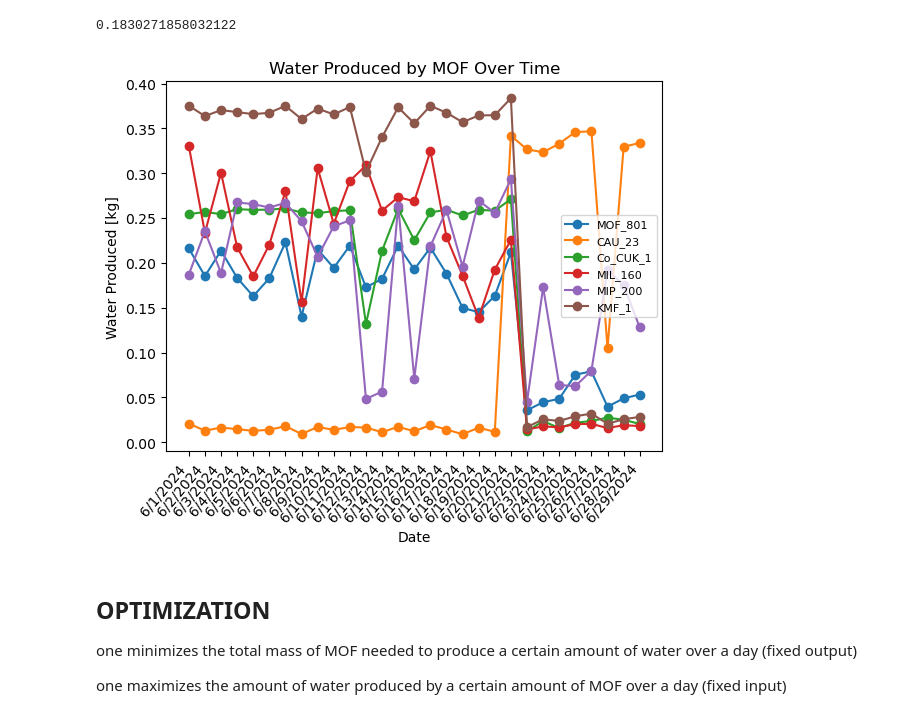
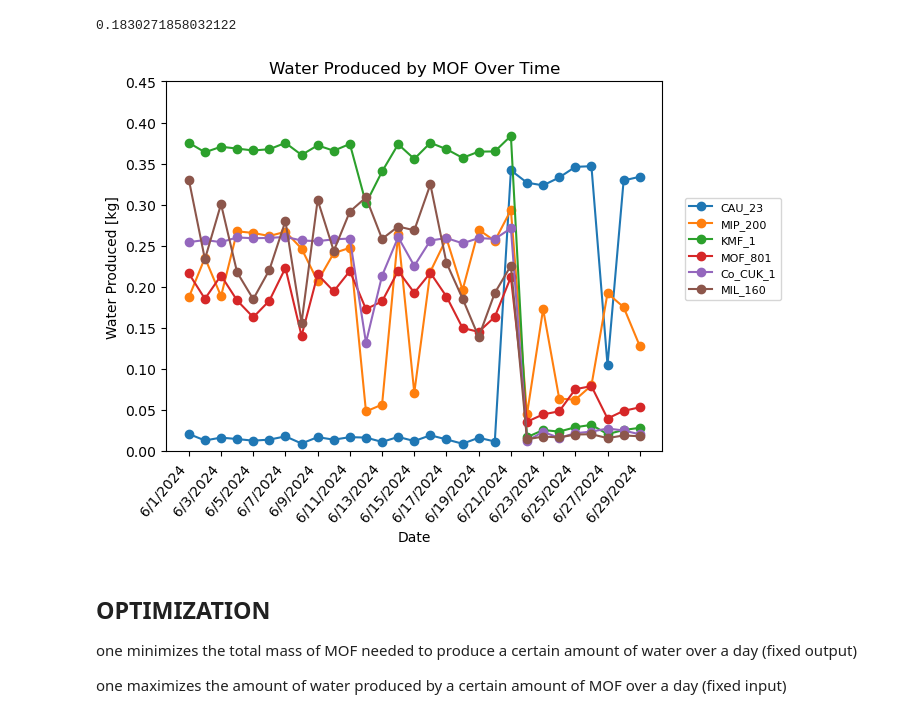
Before and after one commit to SimonEnsemble/water_harvesting, a Jupyter notebook: Polanyi_calculation_general.ipynb, the cells around one changed output. Saved outputs shown, nothing was run; the diff lists cells and outputs as text; code cells hidden in the pictures.

```diff
--- a/Polanyi_calculation_general.ipynb
+++ b/Polanyi_calculation_general.ipynb
@@ -14,8 +16,8 @@ from scipy.optimize import linprog
 R = 8.314 # universal gas constant [J/(mol-K)]
 
 #define MOF list and corresponding data temperatures
-MOFs = ['MOF_801','CAU_23','Co_CUK_1','MIL_160','MIP_200','KMF_1']
-data_temperatures = [25, 25, 20, 20, 20, 20 ]
+MOFs = ['CAU_23','MIP_200','KMF_1','MOF_801','Co_CUK_1','MIL_160']
+data_temperatures = [25, 20, 20, 25, 20, 20 ]
 # %%
 """
     read_ads_data(mof, temperature)
@@ -390,37 +444,41 @@ calculate_daily_ads ('6/6/2024','MOF_801',25)
 '''
     water_over_time(date1,date2,MOF,mass_MOF)
         given a start and end date, a MOF, and the mass of the MOF, plot the water produced by the MOF over time
         for each day in the range, calculate the water produced by the MOF and plot it
 
 '''
 
-def water_over_time(date1,date2,MOF):
+def water_over_time(date1,date2,MOF) -> np.array:
     MOF_loc = MOFs.index(MOF)
     date1 = pd.to_datetime(date1)
     date2 = pd.to_datetime(date2)
     delta = date2 - date1
     delta = delta.days
 
     day_list = [date1 + pd.DateOffset(days=x) for x in range(delta+1)]
     day_list = [day.strftime('%#m/%#d/%Y') for day in day_list]
     list_range = range(len(day_list)-1)
     water_list = [calculate_daily_ads(day_list[z],MOF,data_temperatures[MOF_loc]) for z in list_range]
 
 
+
+
     plt.plot(day_list[0:delta],water_list,marker="o",label = MOF)
     plt.xlabel('Date')
-    plt.xticks(rotation=50, ha='right')
+    plt.xticks(day_list[::2],rotation=50, ha='right')
     plt.ylabel('Water Produced [kg]')
+    plt.ylim(0,0.45)
     plt.title('Water Produced by MOF Over Time')
-    plt.legend(prop={'size': 8})
+    plt.legend(bbox_to_anchor=(1.25,0.7),prop={'size': 8})
+
 
     return
 
 
 for i in range(len(MOFs)):
     water_over_time('6/1/2024','6/30/2024',MOFs[i])
 # %% [output]
-[figure, old version]
+[figure, new version]
 # %% [markdown]
 ## OPTIMIZATION ##
 
```
Also changed, not shown: parts of 18 cells of this notebook.
